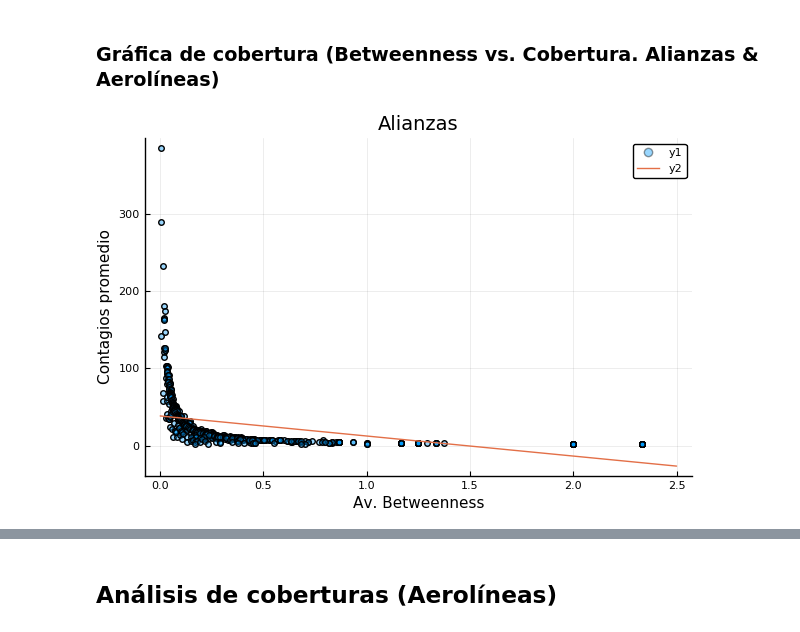
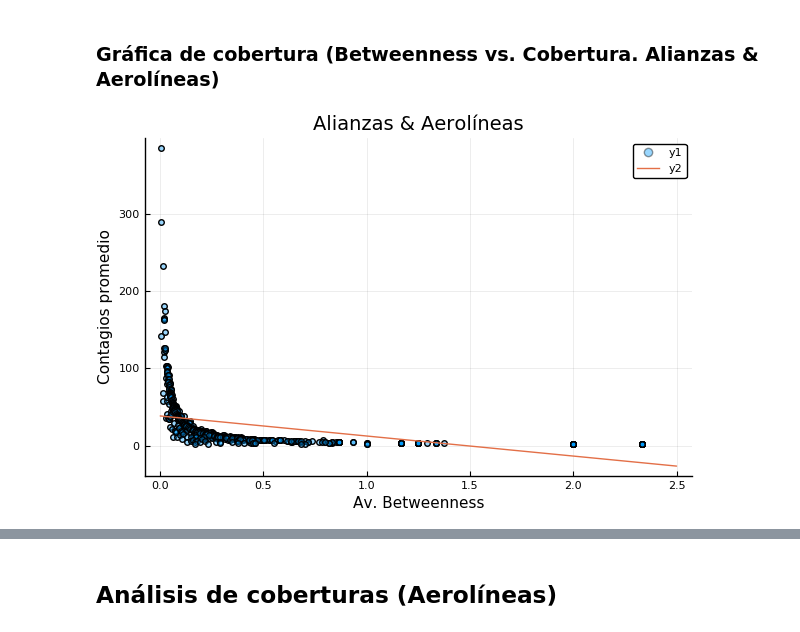
Before and after one commit to Yuriyama/Proyecto_aerolineas, a Jupyter notebook: Code/Analysis.ipynb, the cells around one changed output, grey strips where cells are left out. Saved outputs shown, nothing was run; the diff lists cells and outputs as text; code cells hidden in the pictures.

```diff
--- a/Code/Analysis.ipynb
+++ b/Code/Analysis.ipynb
@@ -64,7 +64,7 @@ $n$ los vértices
 # %%
 #NOMBRE DE LA AEROLÍNEA (ARCHIVO) ciclo for para todas las aerolíneas
 
-tabla_info_net = ["Airline" "Nodes" "Links" "Density" "Av. Degree" "Av. Betweenness" " Global Clustering Coefficient" "Coverage"]
+tabla_info_net = ["Airline" "Nodes" "Links" "Density" "Av. Degree" "Av. Betweenness" " Global Clustering Coefficient" "Coverage" "Normalización"]
 
 for i in 2:length(lista_aerolineas) #Desde el 2 para no tomar la primera entrada "Airlines"
 
@@ -90,12 +90,13 @@ for i in 2:length(lista_aerolineas) #Desde el 2 para no tomar la primera entrada
 
     gcc = global_clustering_coefficient(grafo)
 
-
     aerolinea_cobertura = string(airline_code, "_layer_coverage.csv")
     leo_cobertura = readdlm("/Users/yuriko/Documents/UNAM/Tesis_Lic/RESULTADOS_SCRIPT/YURIKO_TESIS/$airline_code/cobertura/$aerolinea_cobertura", Float64)
     #coberturas = push!(coberturas, leo_cobertura[1])
 
-    renglon = [airline_code nodos enlaces densidad promedio_degree av_bet gcc leo_cobertura[1]]
+    normalizacion = leo_cobertura / nodos
+
+    renglon = [airline_code nodos enlaces densidad promedio_degree av_bet gcc leo_cobertura[1] normalizacion]
     tabla_info_net = vcat(tabla_info_net, renglon)
 
 end
@@ -1013,0 +1376,26 @@ plot!(equation, 0:15,
+# %%
+
+w = tabla_info_net[:, 5] #Nodos
+c = tabla_info_net[:, 8] #Coberturas
+
+x = Array{Float64}(undef, 0)
+y = Array{Float64}(undef, 0)
+for i in 3:length(lista_aerolineas)
+    x = push!(x, log(w[i]))
+    y = push!(y, log(c[i]))
+end
+
+
+#equation(x) = 16.721*x - 13.7978 #
+
+scatter(x, y,
+    #color = "#0f87bf",
+    title = "Alianzas & Aerolíneas",
+    xlabel = "Av. Degree",
+    ylabel = "Contagios promedio",
+    legend = true,
+    #size = (500,500),
+    #aspect_ratio= 1,
+    alpha = 0.4)
+#plot!(equation, 0:1:15,
+ #   legend = true)
@@ -1186,28 +1576,28 @@ round.(predict(reg_ab_aa), digits=5);
 # %%
 
 w = tabla_info_net[:, 6] #Nodos
 c = tabla_info_net[:, 8] #Coberturas
 
 x = Array{Float64}(undef, 0)
 y = Array{Float64}(undef, 0)
 for i in 3:length(lista_aerolineas)
     x = push!(x, w[i])
     y = push!(y, c[i])
 end
 
 
 equation(x) = -25.908*x + 38.6067 #
 
 scatter(x, y,
     #color = "#0f87bf",
-    title = "Alianzas",
+    title = "Alianzas & Aerolíneas",
     xlabel = "Av. Betweenness",
     ylabel = "Contagios promedio",
     legend = true,
     #size = (500,500),
     #aspect_ratio= 1,
     alpha = 0.4)
 plot!(equation, 0:0.1:2.5,
     legend = true)
 # %% [output]
-[figure, old version]
+[figure, new version]
```
Also changed, not shown: parts of 47 cells of this notebook.
